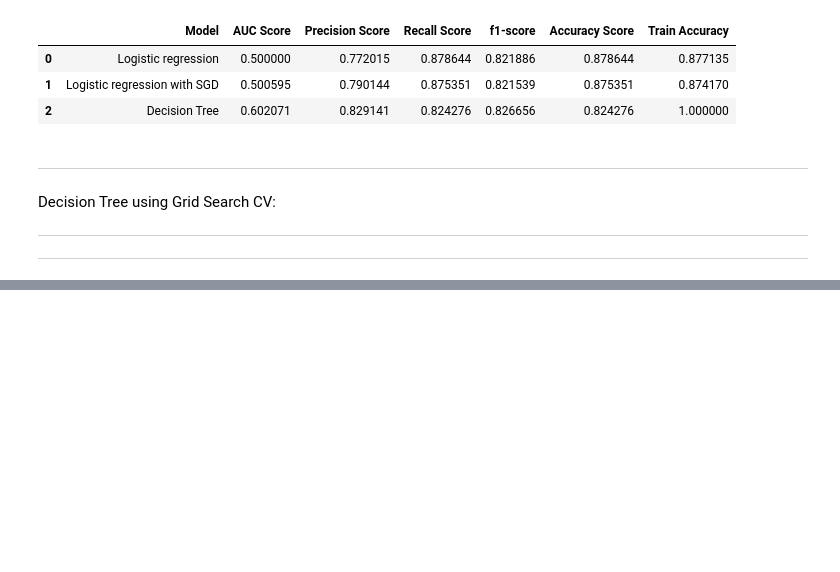
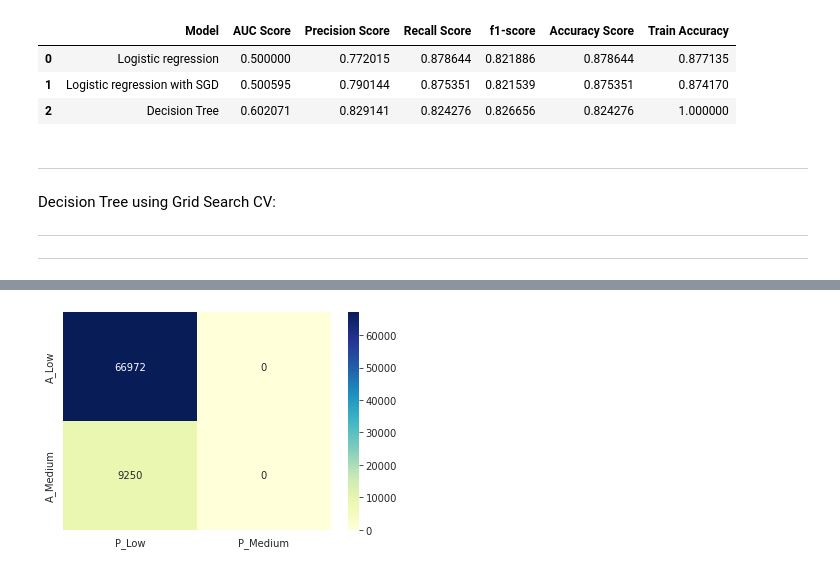
Before and after one commit to ajit04022000/HEALTH-INSURANCE-CROSS-SELL-PREDICTION, a Jupyter notebook: HEALTH_INSURANCE_CROSS_SELL_PREDICTION.ipynb, the cells around one changed output, grey strips where cells are left out. Drawn from its saved outputs; the diff is of its cells as text; code cells hidden in the pictures; blank space fills up the shorter version.

```diff
--- a/HEALTH_INSURANCE_CROSS_SELL_PREDICTION.ipynb
+++ b/HEALTH_INSURANCE_CROSS_SELL_PREDICTION.ipynb
@@ -882,0 +1125,3 @@ result_tabulation
+# %%
+df_feat = df[rf_f]
+print('THE SHAPE OF DF_FEAT IS :',df_feat.shape)
@@ -882,0 +1130,4 @@ result_tabulation
+# %%
+X = df_feat
+y = df['Response']
+X_train,X_test,y_train,y_test = train_test_split(X,y,test_size=0.2,random_state=5)
@@ -882,0 +1145,21 @@ result_tabulation
+# %%
+
+logreg = LogisticRegression()
+# %%
+logreg.fit(X_train,y_train)
+y_pred = logreg.predict(X_test)
+# %%
+# compute the confusion matrix
+cm = confusion_matrix(y_test, y_pred)
+
+# label the confusion matrix
+conf_matrix=pd.DataFrame(data=cm,columns=['P_Low','P_Medium'],index=['A_Low','A_Medium'])
+
+# set size of the plot
+#plt.figure(figsize = (8,5))
+
+# plot a heatmap
+sns.heatmap(conf_matrix, annot=True,fmt='d',cmap="YlGnBu")
+plt.show()
+# %% [output]
+[figure, added]
```
Also changed, not shown: parts of 36 cells of this notebook.
